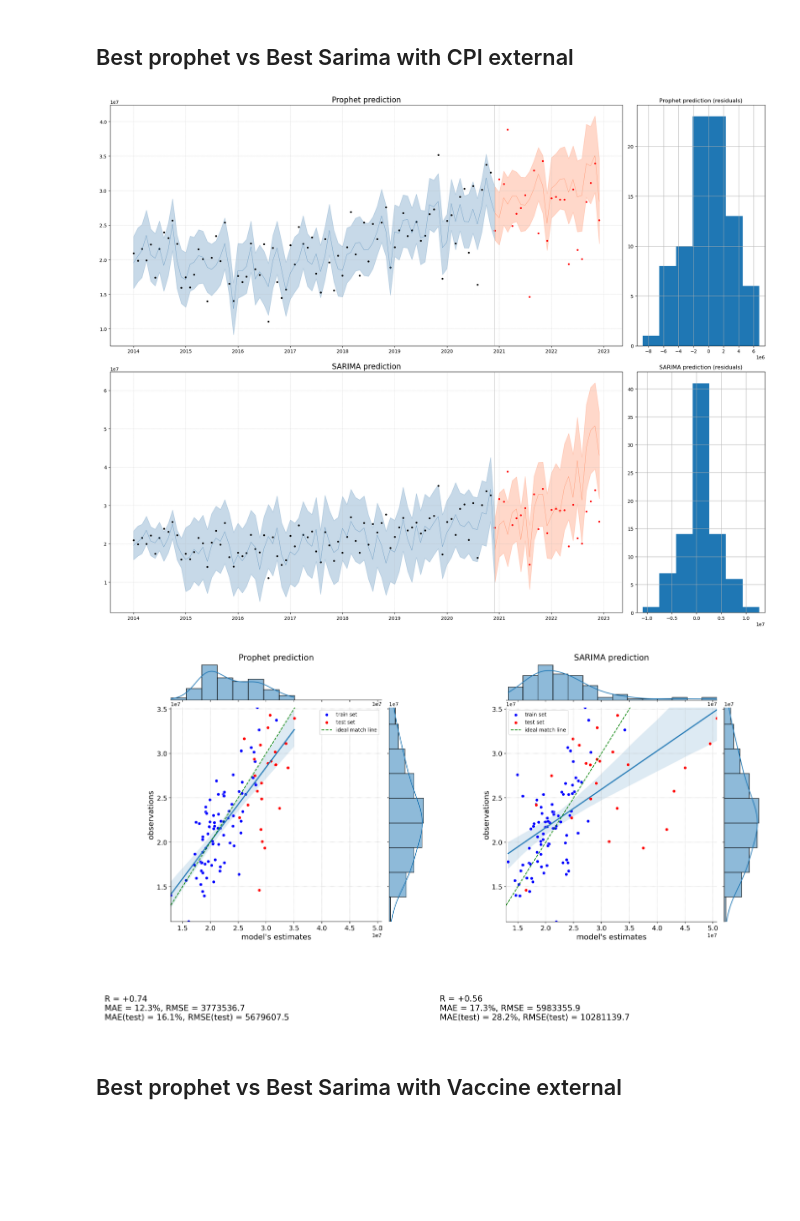
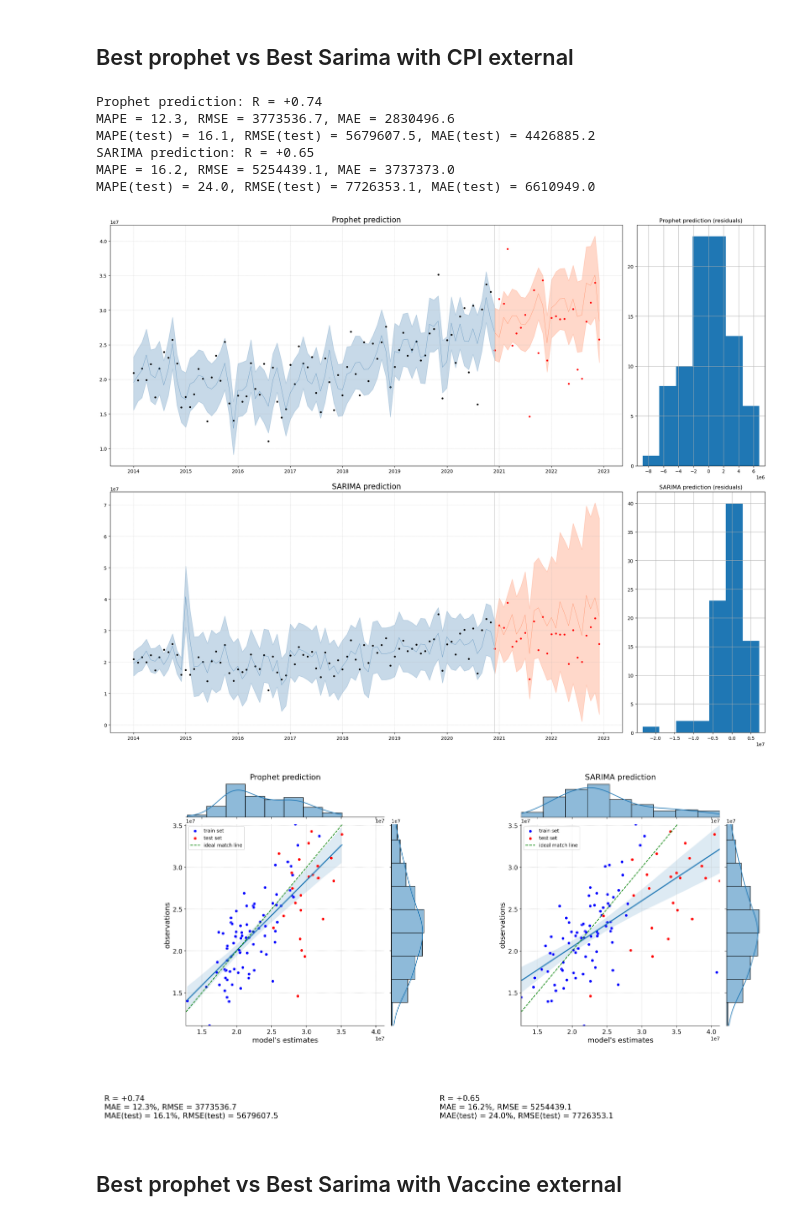
Before and after one commit to janelacode/revenueprediction_thesis, a Jupyter notebook: sarimax_prophet_comparison.ipynb, the cells around one changed output. Saved outputs shown, nothing was run; the diff lists cells and outputs as text; code cells hidden in the pictures; blank space fills up the shorter version.

Commit message:
Updated comparisons with SARIMA fit on optimized parameters

```diff
--- a/sarimax_prophet_comparison.ipynb
+++ b/sarimax_prophet_comparison.ipynb
@@ -191,6 +191,18 @@ def plot_joint_plot(verif, x='yhat', y='y', title=None,cutoff=cutoff_train_test,
     if title is not None:
         ax.set_title(title, fontsize=16)
     ax = g.fig.axes[0]
+    text = "{}: R = {:+4.2f}\nMAPE = {:4.1f}, RMSE = {:4.1f}, MAE = {:4.1f}\nMAPE(test) = {:4.1f}, RMSE(test) = {:4.1f}, MAE(test) = {:4.1f}".format(
+                title,
+                verif.loc[:,[y,x]].corr().iloc[0,1],
+                mean_absolute_percentage_error(verif.loc[:,y].values, verif.loc[:,x].values),
+                math.sqrt(mean_squared_error(verif.loc[:,y].values, verif.loc[:,x].values)),
+                mean_absolute_error(verif.loc[:,y].values, verif.loc[:,x].values),
+                mean_absolute_percentage_error(test.loc[:,y].values, test.loc[:,x].values),
+                math.sqrt(mean_squared_error(test.loc[:,y].values, test.loc[:,x].values)),
+                mean_absolute_error(test.loc[:,y].values, test.loc[:,x].values)
+                )
+    print(text)
+
     ax.text(
           1e6,
           text_offset,
@@ -254,35 +266,43 @@ df_sales = df_sales.rename({
 }, axis='columns')
 #string to date format
 df_sales['Date'] = pd.to_datetime(df_sales['Date'],infer_datetime_format=True)
 df_sales = df_sales.set_index(['Date'])
 df_vaccines = pd.read_csv("vaccines.csv", parse_dates=True)
 
 df_vaccines['Date'] = pd.to_datetime(df_vaccines['Date'], format='%Y-%m')
 df_vaccines = df_vaccines.set_index('Date')
 
 cpi_cz = [1.3, 1.1, 1.0, 0.9, 0.8, 0.7, 0.6, 0.5, 0.5, 0.5, 0.5, 0.4,
           0.3, 0.3, 0.3, 0.4, 0.4, 0.5, 0.5, 0.4, 0.4, 0.4, 0.3, 0.3,
           0.4, 0.4, 0.4, 0.4, 0.4, 0.3, 0.3, 0.3, 0.3, 0.4, 0.5, 0.7,
           0.8, 1.0, 1.2, 1.3, 1.5, 1.7, 1.8, 2.0, 2.2, 2.3, 2.4, 2.5,
           2.4, 2.4, 2.3, 2.3, 2.3, 2.3, 2.3, 2.3, 2.3, 2.2, 2.2, 2.1,
           2.2, 2.3, 2.4, 2.4, 2.5, 2.5, 2.6, 2.6, 2.6, 2.7, 2.7, 2.8,
           2.9, 3.0, 3.1, 3.1, 3.1, 3.1, 3.2, 3.2, 3.3, 3.3, 3.2, 3.2,
           3.0, 2.9, 2.8, 2.8, 2.8, 2.8, 2.8, 2.8, 3.0, 3.2, 3.5, 3.8,
           4.5, 5.2, 6.1, 7.0, 8.1, 9.4, 10.6, 11.7, 12.7, 13.5, 14.4, 15.1,
           15.7, 16.2]
+cpi_cz = [math.log(el) for el in cpi_cz]
+
 data_cpi = {'Date': pd.date_range(start='2014-01-01', periods=len(cpi_cz), freq='MS'),
         'CPI': cpi_cz}
 
 df_cpi = pd.DataFrame(data_cpi).set_index('Date')
 df_cpi = df_cpi.loc[df_sales.index.min():df_sales.index.max(),:]
 df_vaccines = df_vaccines.loc[df_sales.index.min():df_sales.index.max(),:]
 df_external = pd.concat([df_cpi, df_vaccines], axis=1)
 
 viz_df = make_df(prophet_model, sarima_model, df_sales, df_external, name='CPI')
 plot_comparative(viz_df)
 # %% [output]
+Prophet prediction: R = +0.74
+MAPE = 12.3, RMSE = 3773536.7, MAE = 2830496.6
+MAPE(test) = 16.1, RMSE(test) = 5679607.5, MAE(test) = 4426885.2
+SARIMA prediction: R = +0.65
+MAPE = 16.2, RMSE = 5254439.1, MAE = 3737373.0
+MAPE(test) = 24.0, RMSE(test) = 7726353.1, MAE(test) = 6610949.0
-[figure, old version]
+[figure, new version]
-[figure, old version]
+[figure, new version]
 # %% [markdown]
 ## Best prophet vs Best Sarima with Vaccine external
 # %%
```
Also changed, not shown: parts of 1 cell of this notebook.
